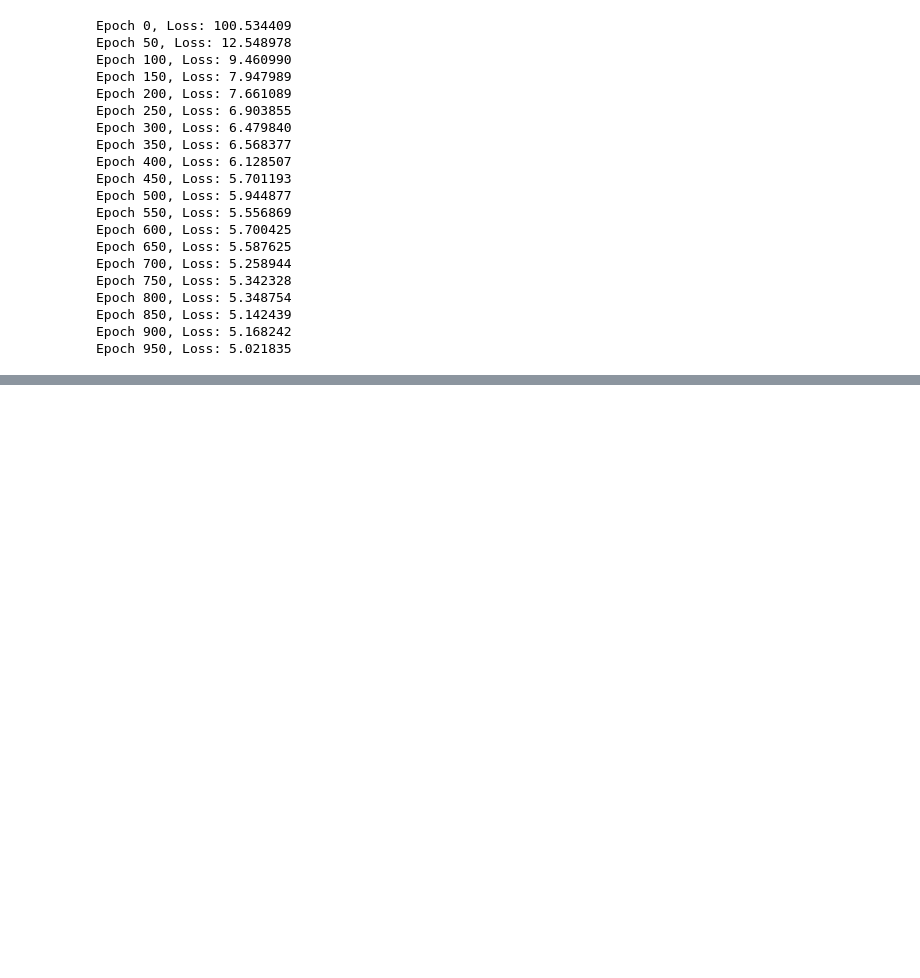
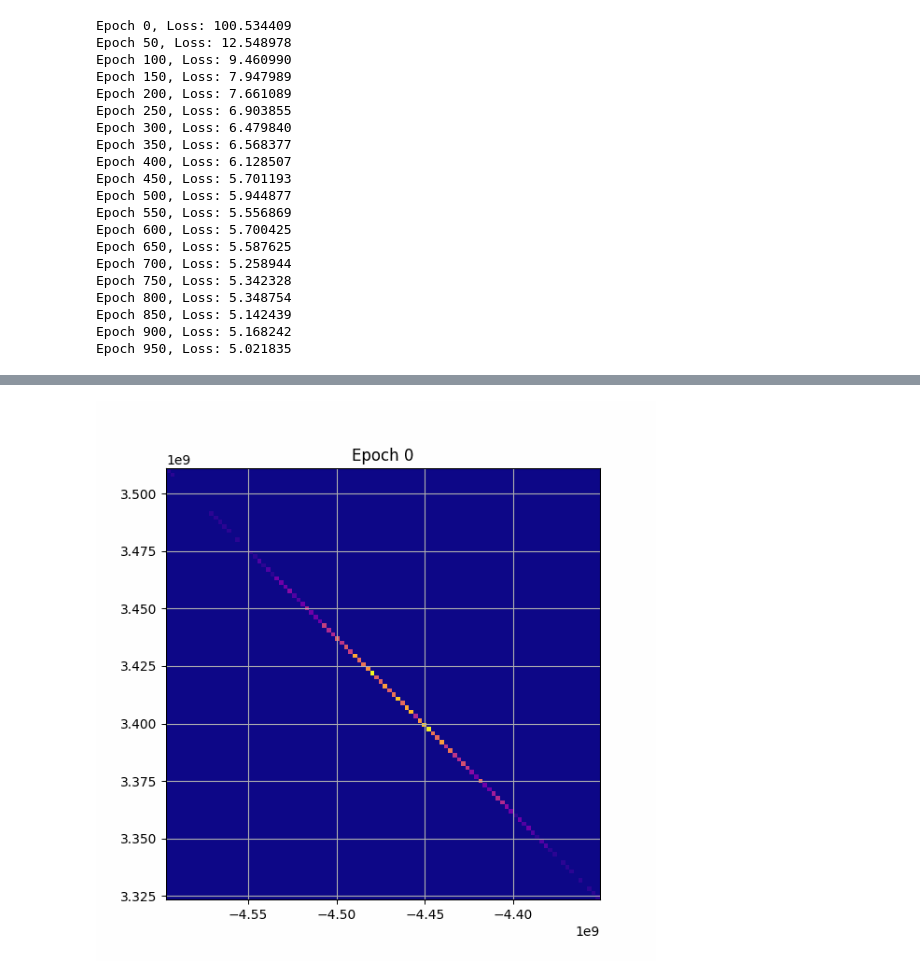
Before and after one commit to Jaseelkt007/Generative_AI_basics, a Jupyter notebook: Langvin_sampling.ipynb, the cells around one changed output, grey strips where cells are left out. Cells and saved outputs as stored; diff of their text form; code cells hidden in the pictures; blank space fills up the shorter version.

```diff
--- a/Langvin_sampling.ipynb
+++ b/Langvin_sampling.ipynb
@@ -564,0 +848,13 @@ Here in this case we use same step size for each pixel, and same sigma for each
+# %%
+from IPython.display import Image, display
+with imageio.get_writer('diffusion_training.gif', mode='I', duration=1) as writer:
+    for fname in frame_paths:
+        image = imageio.imread(fname)
+        writer.append_data(image)
+
+if os.path.exists("diffusion_training.gif"):
+    display(Image(filename="diffusion_training.gif"))
+else:
+    print("GIF not found!")
+# %% [output]
+[figure, added]
```
Also changed, not shown: parts of 12 cells of this notebook.
